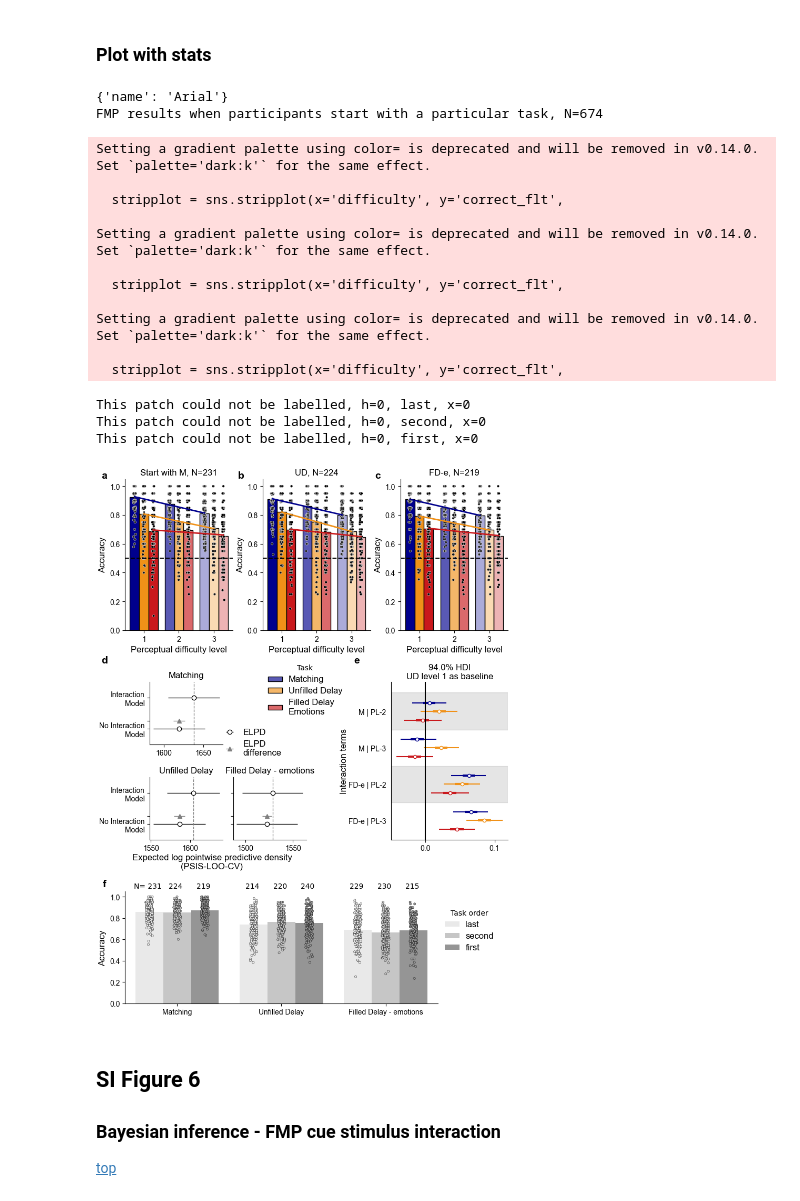
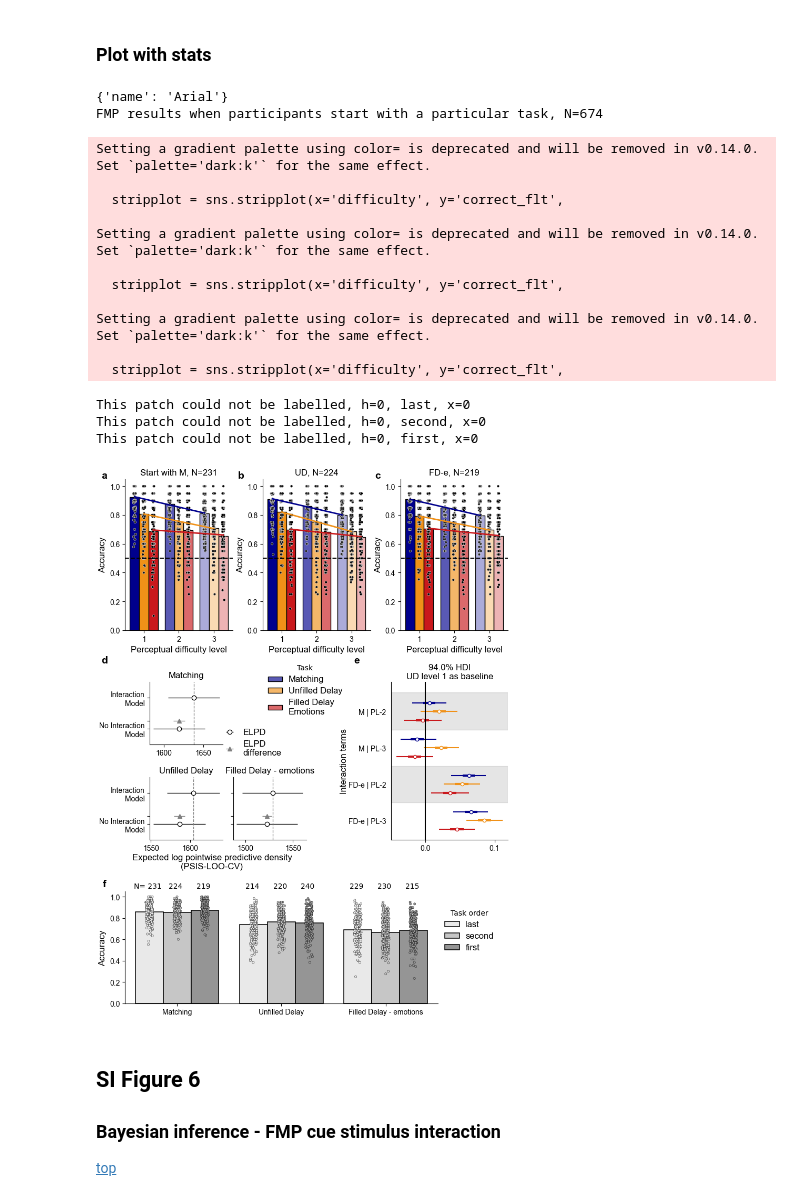
Before and after one commit to jankaWIS/FMP_paper, a Jupyter notebook: Figures/SI_Figures_FMP_paper_2024.ipynb, the cells around one changed output. Saved outputs shown, nothing was run; the diff lists cells and outputs as text; code cells hidden in the pictures.

```diff
--- a/Figures/SI_Figures_FMP_paper_2024.ipynb
+++ b/Figures/SI_Figures_FMP_paper_2024.ipynb
@@ -1225,7 +1225,7 @@ data_l = df_dic['concat_datasets_123'].groupby(['userID', 'task', 'task_order'])
 palette_l = sns.color_palette("Greys", n_colors=5)[:3]
 sns.barplot(data_l, x="task", y="correct_flt", hue="task_order", order=hue_order,
             ax=c.ax("learning"),
-            palette=palette_l)
+            palette=palette_l, edgecolor='k', linewidth=1.1)
 
 stripplot = sns.stripplot(data=data_l, x="task", y="correct_flt", hue="task_order", order=hue_order,
                           edgecolor='k', palette=palette_l,
@@ -1271,34 +1271,34 @@ for i, bar in enumerate(ax.patches):
         bar.get_x() + 0.12,  # bar index (x coordinate of text)
         # h + 0.1,  # y coordinate of text
         1.1,
         str(N_label), # label
         ha='center',
         va='center',
         size=10)
 
 # c.debug_grid(Vector(0.5,0.5,"cm"))
 c.show()
 #
 c.save(os.path.join(path_figures, 'SI', 'Supplementary_Figure_5.png'), dpi=300)#, bbox_inches="tight")
 c.save(os.path.join(path_figures, 'SI', 'Supplementary_Figure_5.pdf'), dpi=300)#, bbox_inches="tight")
 # %% [output]
 {'name': 'Arial'}
 FMP results when participants start with a particular task, N=674
 Setting a gradient palette using color= is deprecated and will be removed in v0.14.0. Set `palette='dark:k'` for the same effect.
 
   stripplot = sns.stripplot(x='difficulty', y='correct_flt',
 
 Setting a gradient palette using color= is deprecated and will be removed in v0.14.0. Set `palette='dark:k'` for the same effect.
 
   stripplot = sns.stripplot(x='difficulty', y='correct_flt',
 
 Setting a gradient palette using color= is deprecated and will be removed in v0.14.0. Set `palette='dark:k'` for the same effect.
 
   stripplot = sns.stripplot(x='difficulty', y='correct_flt',
 This patch could not be labelled, h=0, last, x=0
 This patch could not be labelled, h=0, second, x=0
 This patch could not be labelled, h=0, first, x=0
-[figure, old version]
+[figure, new version]
 # %% [markdown]
 ## SI Figure 6
 
```
Also changed, not shown: 2 other files.
